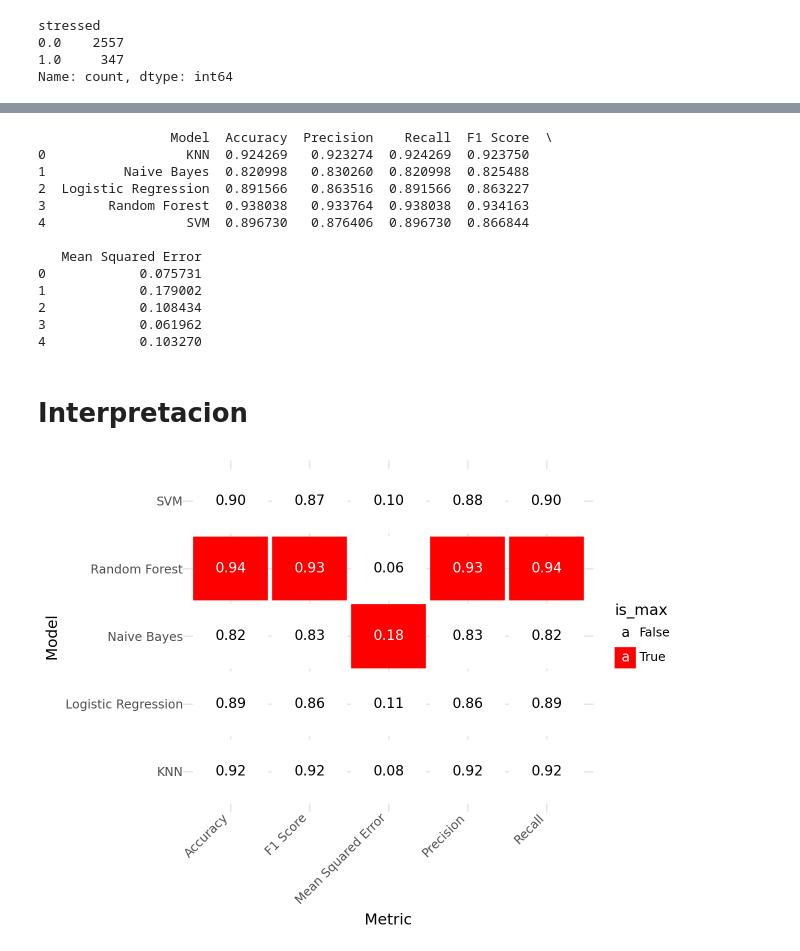
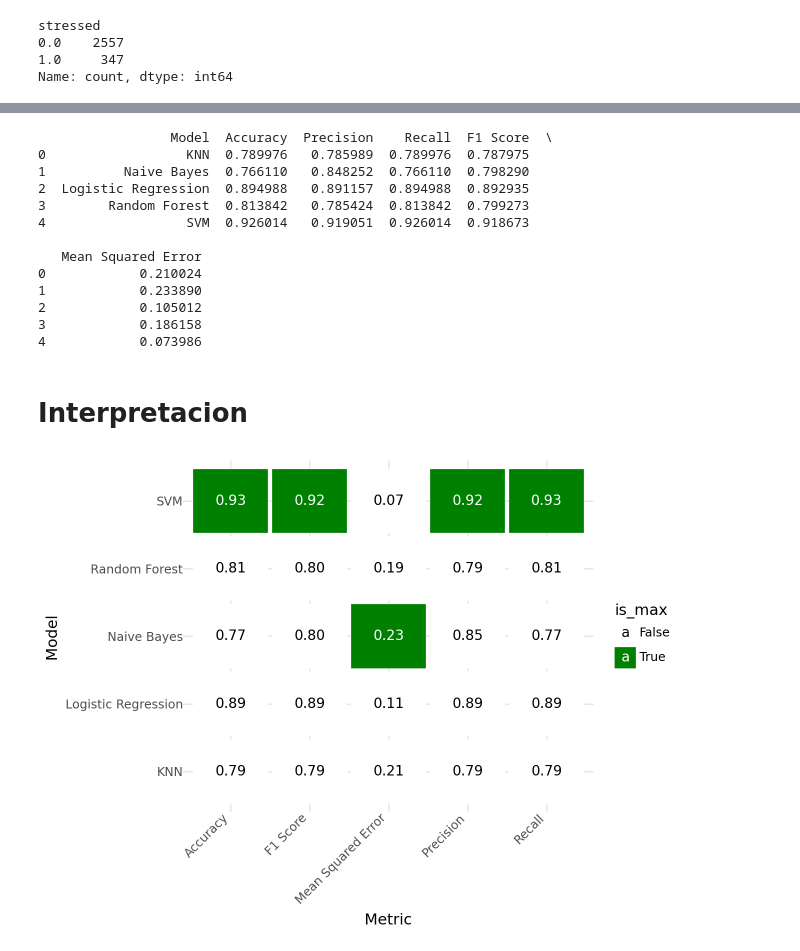
Before and after one commit to BenjaminGonzalezF/Stress-Recognition-from-Electrodermal-Activity, a Jupyter notebook: WESAD/WESAD_Stress_Recognition.ipynb, the cells around one changed output, grey strips where cells are left out. Cells and saved outputs as stored; diff of their text form; code cells hidden in the pictures.

```diff
--- a/WESAD/WESAD_Stress_Recognition.ipynb
+++ b/WESAD/WESAD_Stress_Recognition.ipynb
@@ -215,3 +215,39 @@ stressed
 0.0    2557
 1.0     347
 Name: count, dtype: int64
+# %%
+from sklearn.model_selection import train_test_split
+
+
+subjects = segmented_results_EDA['PID'].unique()
+
+# Dividir los sujetos en conjuntos de entrenamiento, validación y prueba
+train_subjects, test_subjects = train_test_split(subjects, test_size=0.214, random_state=42)  # 15% for validation and test
+validation_subject, test_subjects = train_test_split(test_subjects, test_size=0.5, random_state=42)  # Split remaining into validation and test
+
+# Mostrar los PID utilizados en cada conjunto
+print("PID utilizados para entrenamiento:", train_subjects)
+print("PID utilizados para validación:", validation_subject)
+print("PID utilizados para prueba:", test_subjects)
+
+# Crear los conjuntos de datos basados en los sujetos seleccionados
+train_data = segmented_results_EDA[segmented_results_EDA['PID'].isin(train_subjects)]
+validation_data = segmented_results_EDA[segmented_results_EDA['PID'].isin(validation_subject)]
+test_data = segmented_results_EDA[segmented_results_EDA['PID'].isin(test_subjects)]
+
+# Seleccionar el Feature Vector y la variable objetivo
+features = ['meanEDA', 'minEDA', 'maxEDA', 'stdEDA', 'meanSCRonsets', 'meanSCRamp', 'meanSCRrecovery']
+target = 'stressed'
+
+
+# Preparar los datos de entrenamiento
+X_train = train_data[features]
+y_train = train_data[target]
+
+# Preparar los datos de validación
+X_validation = validation_data[features]
+y_validation = validation_data[target]
+
+# Preparar los datos de prueba
+X_test = test_data[features]
+y_test = test_data[target]
@@ -219,32 +259,12 @@ Name: count, dtype: int64
 import pandas as pd
 import numpy as np
 from sklearn.model_selection import train_test_split
-from sklearn.impute import SimpleImputer
 from sklearn.neighbors import KNeighborsClassifier
 from sklearn.naive_bayes import GaussianNB
 from sklearn.linear_model import LogisticRegression
 from sklearn.ensemble import RandomForestClassifier
 from sklearn.svm import SVC
 from sklearn.metrics import accuracy_score, precision_score, recall_score, f1_score, mean_squared_error
-
-
-# Eliminar filas con valores NaN en el DataFrame segmented_results_EDA
-segmented_results_EDA = segmented_results_EDA.dropna()
-
-# Seleccionar el Feature Vector y la variable objetivo
-features = ['meanEDA', 'minEDA', 'maxEDA', 'stdEDA', 'meanSCRonsets', 'meanSCRamp', 'meanSCRrecovery']
-target = 'stressed'
-
-# Preparar los datos
-X = segmented_results_EDA[features]
-y = segmented_results_EDA[target]
-
-# Manejar los valores faltantes utilizando un SimpleImputer
-imputer = SimpleImputer(strategy='mean')
-X_imputed = imputer.fit_transform(X)
-
-# Dividir los datos en conjuntos de entrenamiento y prueba
-X_train, X_test, y_train, y_test = train_test_split(X_imputed, y, test_size=0.2, random_state=42)
 
 # Función para evaluar el modelo
 def evaluate_model(y_test, y_pred):
@@ -299,18 +319,18 @@ results = pd.DataFrame({
 print(results)
 # %% [output]
                  Model  Accuracy  Precision    Recall  F1 Score  \
-0                  KNN  0.924269   0.923274  0.924269  0.923750
-1          Naive Bayes  0.820998   0.830260  0.820998  0.825488
-2  Logistic Regression  0.891566   0.863516  0.891566  0.863227
-3        Random Forest  0.938038   0.933764  0.938038  0.934163
-4                  SVM  0.896730   0.876406  0.896730  0.866844
+0                  KNN  0.789976   0.785989  0.789976  0.787975
+1          Naive Bayes  0.766110   0.848252  0.766110  0.798290
+2  Logistic Regression  0.894988   0.891157  0.894988  0.892935
+3        Random Forest  0.813842   0.785424  0.813842  0.799273
+4                  SVM  0.926014   0.919051  0.926014  0.918673
 
    Mean Squared Error
-0            0.075731
-1            0.179002
-2            0.108434
-3            0.061962
-4            0.103270
+0            0.210024
+1            0.233890
+2            0.105012
+3            0.186158
+4            0.073986
 # %% [markdown]
 # Interpretacion
 # %%
@@ -318,32 +338,32 @@ from plotnine import ggplot, aes, geom_tile, geom_text, scale_color_manual, scal
 
 # Crear un DataFrame con las métricas de evaluación para cada modelo
 results = pd.DataFrame({
     'Model': ['KNN', 'Naive Bayes', 'Logistic Regression', 'Random Forest', 'SVM'],
     'Accuracy': [accuracy_knn, accuracy_nb, accuracy_lr, accuracy_rf, accuracy_svm],
     'Precision': [precision_knn, precision_nb, precision_lr, precision_rf, precision_svm],
     'Recall': [recall_knn, recall_nb, recall_lr, recall_rf, recall_svm],
     'F1 Score': [f1_knn, f1_nb, f1_lr, f1_rf, f1_svm],
     'Mean Squared Error': [mse_knn, mse_nb, mse_lr, mse_rf, mse_svm]
 })
 
 # Convertir el DataFrame a formato largo para plotnine
 results_long = results.melt(id_vars='Model', var_name='Metric', value_name='Value')
 
 # Identificar los valores máximos para cada métrica
 max_values = results_long.groupby('Metric')['Value'].transform(max)
 results_long['is_max'] = results_long['Value'] == max_values
 
 # Crear el gráfico de tabla usando plotnine sin efecto de degradado
 p = (ggplot(results_long, aes(x='Metric', y='Model'))
      + geom_tile(aes(width=0.95, height=0.95, fill='is_max'), color='white')
      + geom_text(aes(label='Value', color='is_max'), format_string='{:.2f}', size=10)
-     + scale_fill_manual(values=['white', 'red'])  # Relleno blanco para no máximos y rojo para máximos
+     + scale_fill_manual(values=['white', 'green'])  # Relleno blanco para no máximos y rojo para máximos
      + scale_color_manual(values=['black', 'white'])  # Texto negro para no máximos y blanco para máximos
      + theme_minimal()
      + theme(axis_text_x=element_text(rotation=45, hjust=1))
     )
 
 # Mostrar el gráfico
 p
 # %% [output]
-[figure, old version]
+[figure, new version]
```
Also changed, not shown: parts of 1 cell of this notebook, 3 other files.
